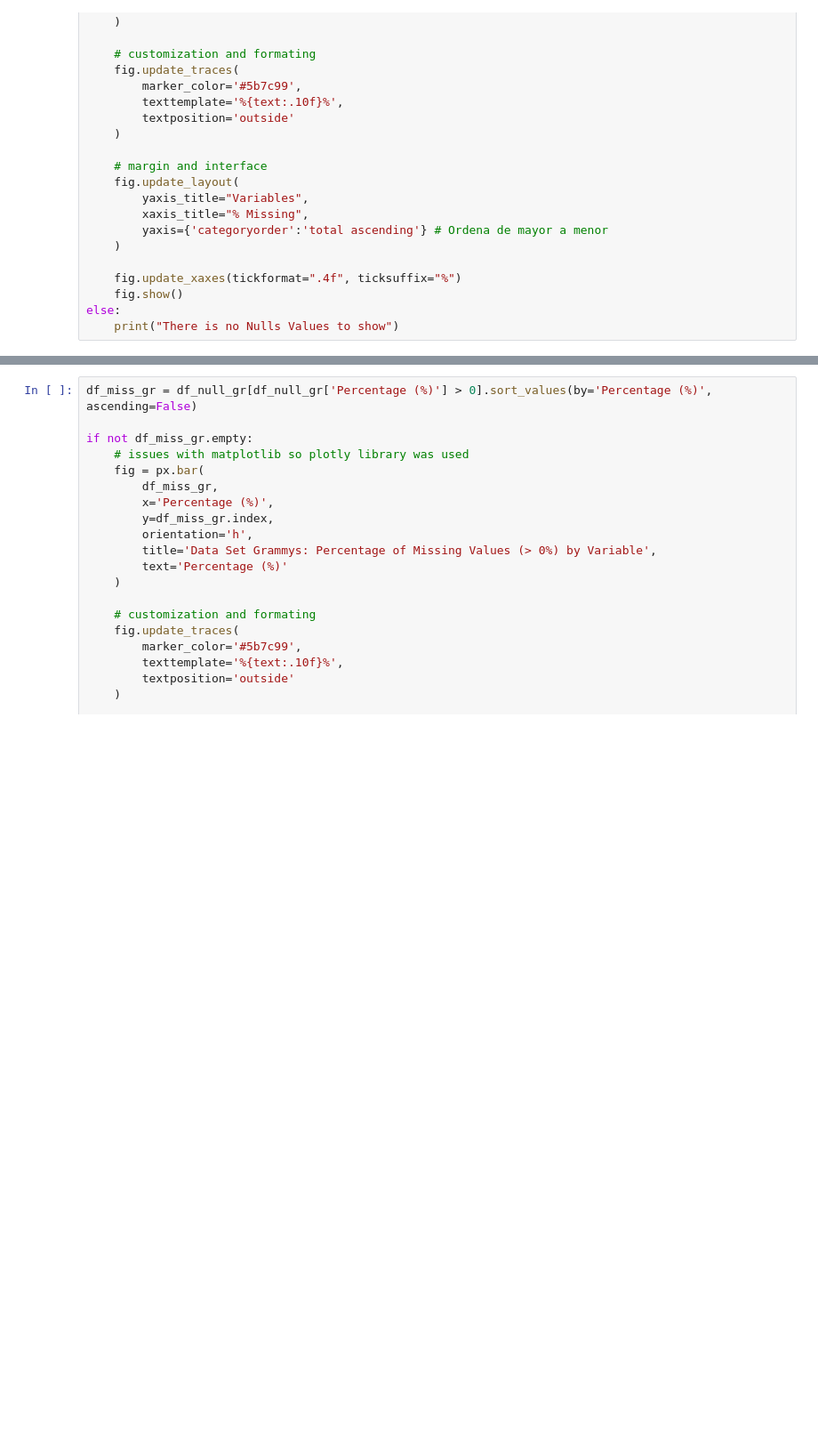
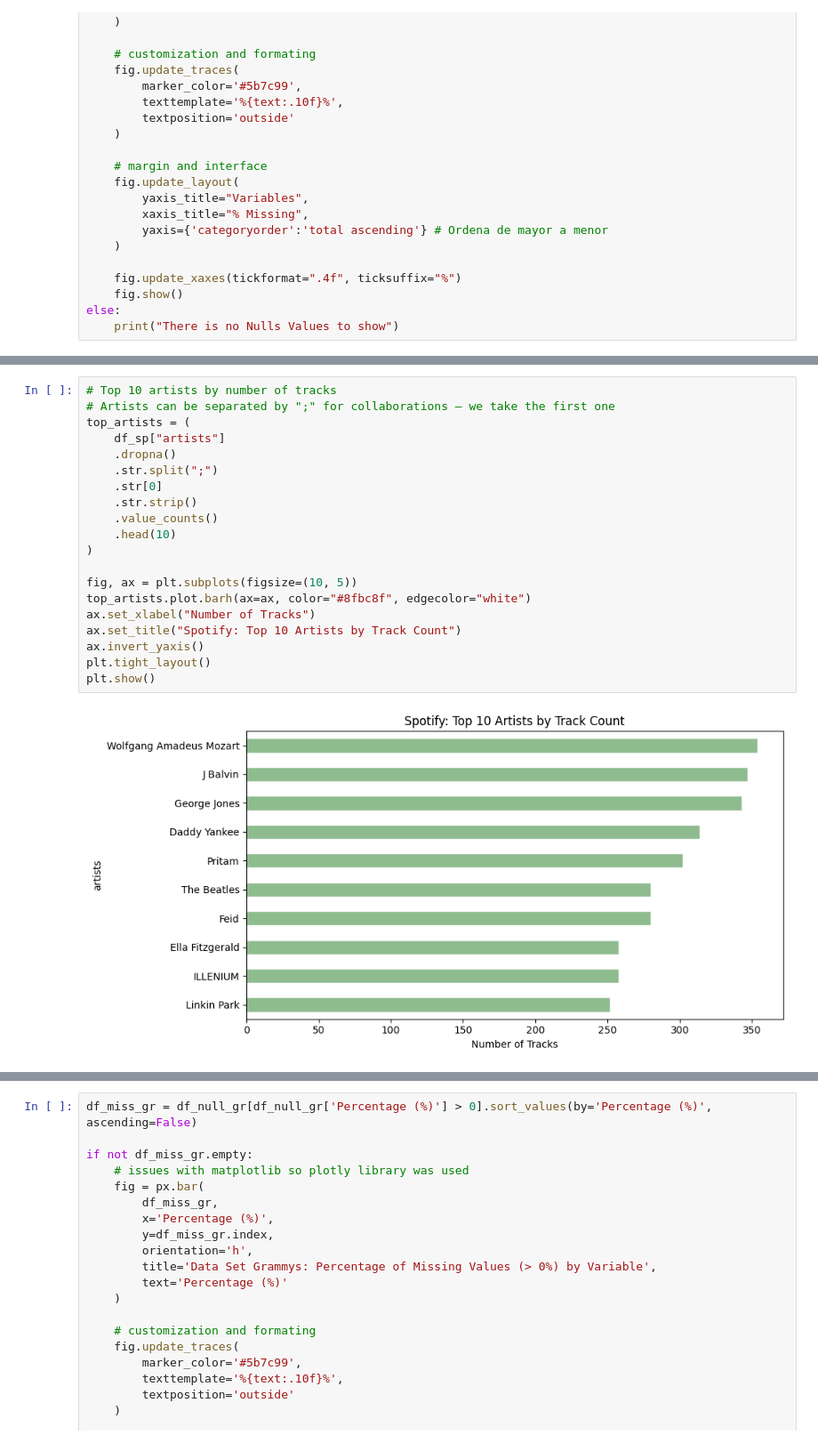
Before and after one commit to Juan-Estevan2117/Workshop_2-ETL, a Jupyter notebook: notebooks/data_profiling.ipynb, the cells around one changed output, grey strips where cells are left out. Shown at 89% size. Saved outputs shown, nothing was run; the diff lists cells and outputs as text; blank space fills up the shorter version.

```diff
--- a/notebooks/data_profiling.ipynb
+++ b/notebooks/data_profiling.ipynb
@@ -84,0 +217,22 @@ df_sp["track_genre"].unique()
+# %%
+# Top 10 artists by number of tracks
+# Artists can be separated by ";" for collaborations — we take the first one
+top_artists = (
+    df_sp["artists"]
+    .dropna()
+    .str.split(";")
+    .str[0]
+    .str.strip()
+    .value_counts()
+    .head(10)
+)
+
+fig, ax = plt.subplots(figsize=(10, 5))
+top_artists.plot.barh(ax=ax, color="#8fbc8f", edgecolor="white")
+ax.set_xlabel("Number of Tracks")
+ax.set_title("Spotify: Top 10 Artists by Track Count")
+ax.invert_yaxis()
+plt.tight_layout()
+plt.show()
+# %% [output]
+[figure, added]
```
Also changed, not shown: parts of 30 cells of this notebook, 1 other file.
